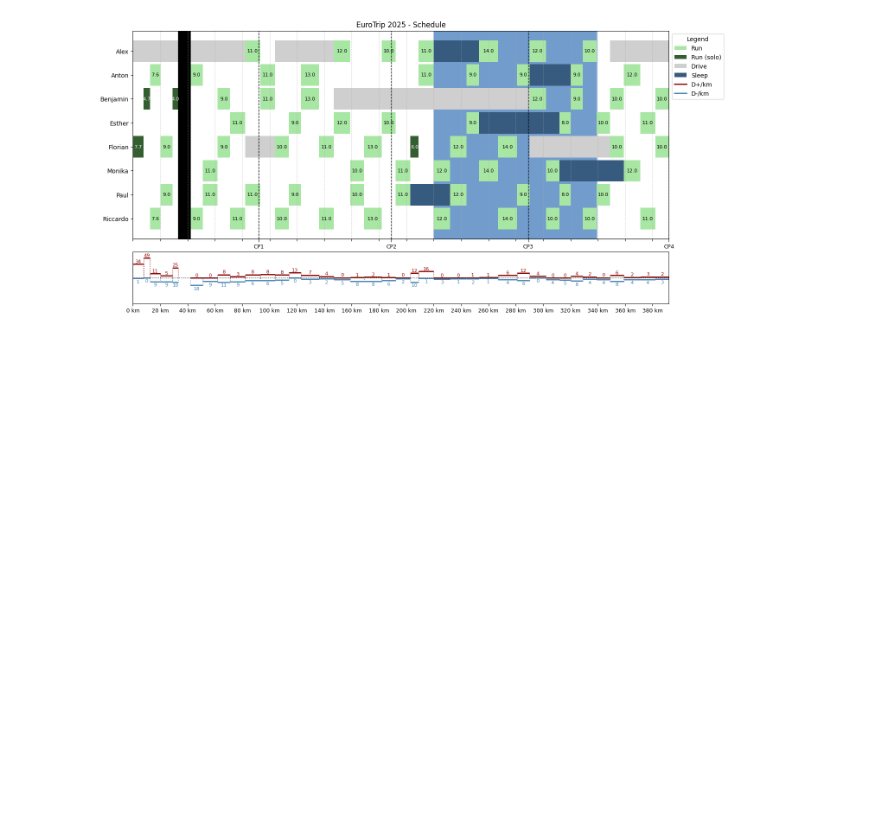
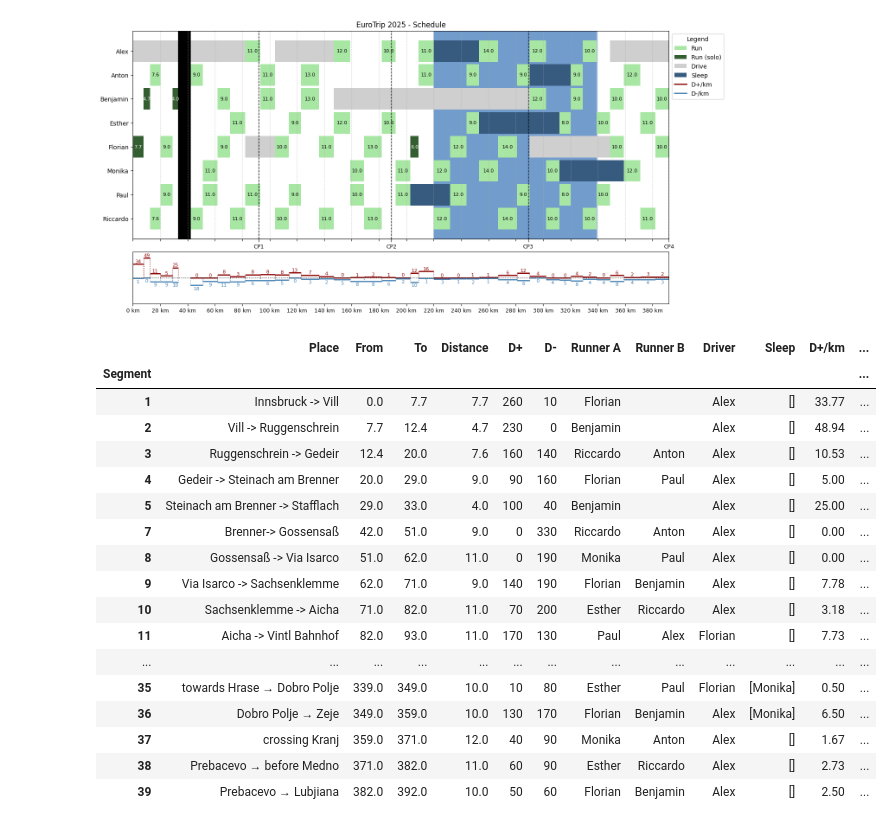
Before and after one commit to riccardocadei/eurotrip, a Jupyter notebook: main.ipynb, the cells around one changed output. Cells and saved outputs as stored; diff of their text form; code cells hidden in the pictures; blank space fills up the shorter version.

Commit message:
add schedule results

```diff
--- a/main.ipynb
+++ b/main.ipynb
@@ -59,6 +59,27 @@ Expected Time: 26h24m59s
 visualize_schedule(schedule, skills)
 # %% [output]
 [figure]
+# %%
+schedule
+# %% [output]
+|  | Place | From | To | Distance | D+ | D- | Runner A | Runner B | Driver | Sleep | D+/km | ... |
+| Segment |  |  |  |  |  |  |  |  |  |  |  | ... |
+| 1 | Innsbruck -> Vill | 0.0 | 7.7 | 7.7 | 260 | 10 | Florian |  | Alex | [] | 33.77 | ... |
+| 2 | Vill -> Ruggenschrein | 7.7 | 12.4 | 4.7 | 230 | 0 | Benjamin |  | Alex | [] | 48.94 | ... |
+| 3 | Ruggenschrein -> Gedeir | 12.4 | 20.0 | 7.6 | 160 | 140 | Riccardo | Anton | Alex | [] | 10.53 | ... |
+| 4 | Gedeir -> Steinach am Brenner | 20.0 | 29.0 | 9.0 | 90 | 160 | Florian | Paul | Alex | [] | 5.00 | ... |
+| 5 | Steinach am Brenner -> Stafflach | 29.0 | 33.0 | 4.0 | 100 | 40 | Benjamin |  | Alex | [] | 25.00 | ... |
+| 7 | Brenner-> Gossensaß | 42.0 | 51.0 | 9.0 | 0 | 330 | Riccardo | Anton | Alex | [] | 0.00 | ... |
+| 8 | Gossensaß -> Via Isarco | 51.0 | 62.0 | 11.0 | 0 | 190 | Monika | Paul | Alex | [] | 0.00 | ... |
+| 9 | Via Isarco -> Sachsenklemme | 62.0 | 71.0 | 9.0 | 140 | 190 | Florian | Benjamin | Alex | [] | 7.78 | ... |
+| 10 | Sachsenklemme -> Aicha | 71.0 | 82.0 | 11.0 | 70 | 200 | Esther | Riccardo | Alex | [] | 3.18 | ... |
+| 11 | Aicha -> Vintl Bahnhof | 82.0 | 93.0 | 11.0 | 170 | 130 | Paul | Alex | Florian | [] | 7.73 | ... |
+| ... | ... | ... | ... | ... | ... | ... | ... | ... | ... | ... | ... | ... |
+| 35 | towards Hrase → Dobro Polje | 339.0 | 349.0 | 10.0 | 10 | 80 | Esther | Paul | Florian | [Monika] | 0.50 | ... |
+| 36 | Dobro Polje → Zeje | 349.0 | 359.0 | 10.0 | 130 | 170 | Florian | Benjamin | Alex | [Monika] | 6.50 | ... |
+| 37 | crossing Kranj | 359.0 | 371.0 | 12.0 | 40 | 90 | Monika | Anton | Alex | [] | 1.67 | ... |
+| 38 | Prebacevo → before Medno | 371.0 | 382.0 | 11.0 | 60 | 90 | Esther | Riccardo | Alex | [] | 2.73 | ... |
+| 39 | Prebacevo → Lubjiana | 382.0 | 392.0 | 10.0 | 50 | 60 | Florian | Benjamin | Alex | [] | 2.50 | ... |
 # %%
 # Design choices to discuss:
 # force route assignment
```
Also changed, not shown: parts of 1 cell of this notebook.
